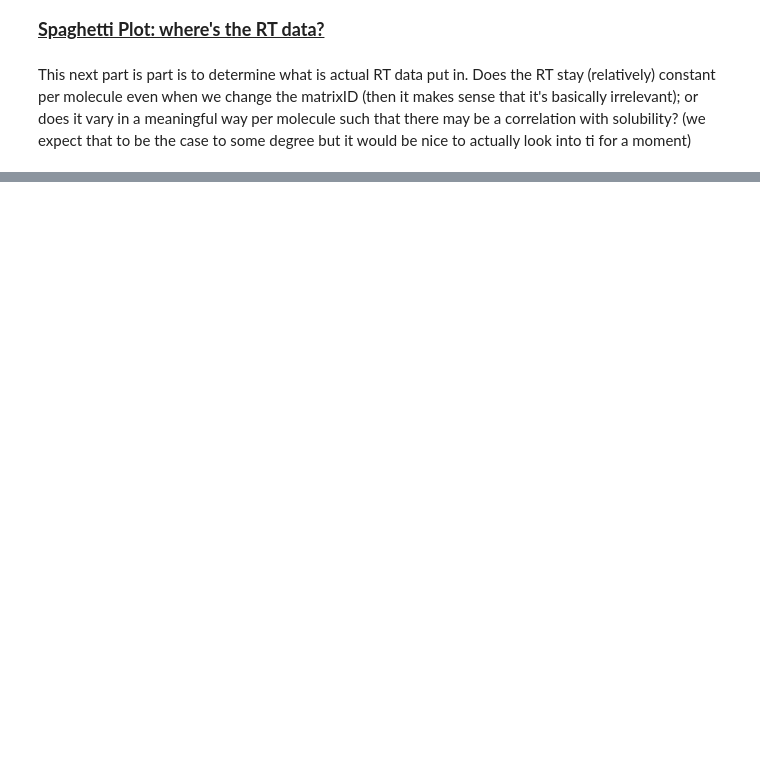
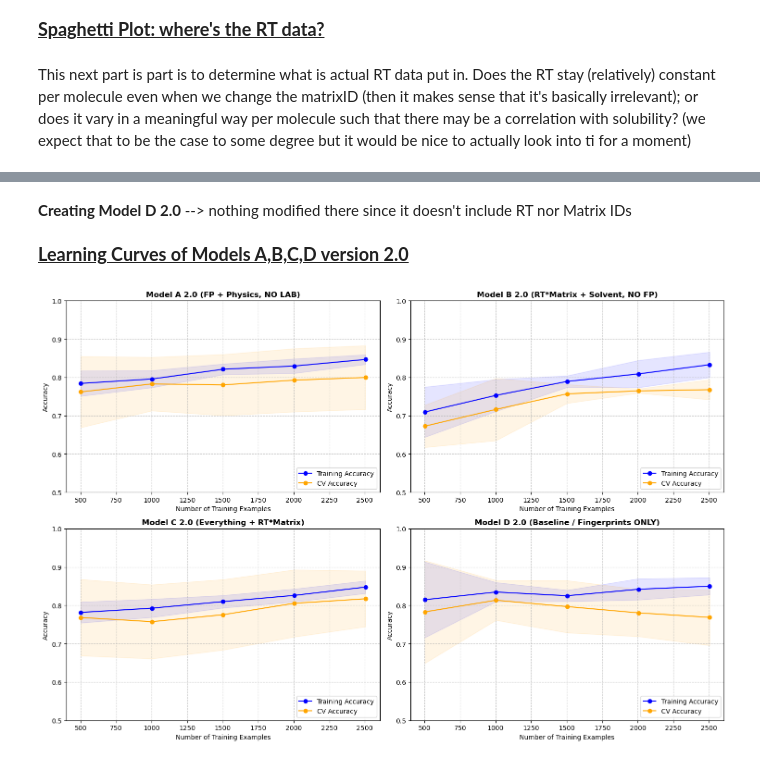
Before and after one commit to swisscatplus/solubility_prediction_nmr, a Jupyter notebook: src/dev/rt_prediction.ipynb, the cells around one changed output, grey strips where cells are left out. Cells and saved outputs as stored; diff of their text form; code cells hidden in the pictures; blank space fills up the shorter version.

```diff
--- a/src/dev/rt_prediction.ipynb
+++ b/src/dev/rt_prediction.ipynb
@@ -1717,0 +1862,19 @@ print(f" Average RT deviation for the same molecule across matrices: {rt_varianc
+# %%
+# 1. THE TARGET
+y = df_desc['Soluble'].values
+
+# 2. EXTRACT GLOBAL ARRAYS
+X_fp = np.vstack(df_desc['Sample Fingerprint'].values)
+X_mat = np.vstack(df_desc['Matrix_Packed_Array'].values)
+X_rt = df_desc[['RT']].values
+
+# THE TA UPGRADE: Calculate interaction globally
+X_mat_interaction = X_mat * X_rt
+
+# 3. GLOBAL SPLIT (Ensures ALL models see the exact same train/test rows)
+gss = GroupShuffleSplit(n_splits=1, test_size=0.3, random_state=54)
+train_idx, test_idx = next(gss.split(df_desc, y, groups=df_desc['SMILES']))
+
+y_train, y_test = y[train_idx], y[test_idx]
+scale_weight = (len(y_train) - sum(y_train)) / sum(y_train)
+groups_train = df_desc.iloc[train_idx]['SMILES']
@@ -1717,0 +1941,46 @@ print(f" Average RT deviation for the same molecule across matrices: {rt_varianc
+# %% [markdown]
+**Creating Model D 2.0** --> nothing modified there since it doesn't include RT nor Matrix IDs
+# %% [markdown]
+**<u><span style="font-size:18px">Learning Curves of Models A,B,C,D version 2.0</span><u>**
+# %%
+def plot_learning_curve(estimator, X, y, groups, title, ax):
+    # SHUFFLE FIX to ensure smooth curves
+    shuffle_idx = np.random.permutation(len(y))
+    X_shuf = X[shuffle_idx]
+    y_shuf = y[shuffle_idx]
+    groups_shuf = groups.iloc[shuffle_idx]
+
+    gkf = GroupKFold(n_splits=5)
+    train_sizes, train_scores, test_scores = learning_curve(
+        estimator, X_shuf, y_shuf, cv=gkf, groups=groups_shuf, n_jobs=-1,
+        train_sizes=np.linspace(0.2, 1.0, 5), scoring='accuracy'
+    )
+
+    train_mean, train_std = np.mean(train_scores, axis=1), np.std(train_scores, axis=1)
+    test_mean, test_std = np.mean(test_scores, axis=1), np.std(test_scores, axis=1)
+
+    ax.plot(train_sizes, train_mean, 'o-', color="blue", label="Training Accuracy")
+    ax.fill_between(train_sizes, train_mean - train_std, train_mean + train_std, alpha=0.1, color="blue")
+    ax.plot(train_sizes, test_mean, 'o-', color="orange", label="CV Accuracy")
+    ax.fill_between(train_sizes, test_mean - test_std, test_mean + test_std, alpha=0.1, color="orange")
+
+    ax.set_title(title, fontsize=12, fontweight='bold')
+    ax.set_xlabel("Number of Training Examples")
+    ax.set_ylabel("Accuracy")
+    ax.grid(True, linestyle='--', alpha=0.7)
+    ax.legend(loc="lower right")
+    ax.set_ylim([0.5, 1.0])
+
+# --- PLOT 1: The 4 Core Models ---
+fig, axes = plt.subplots(2, 2, figsize=(15, 10))
+axes = axes.flatten()
+
+plot_learning_curve(model_A, X_train_A_best, y_train, groups_train, "Model A 2.0 (FP + Physics, NO LAB)", axes[0])
+plot_learning_curve(model_B, X_train_B_best, y_train, groups_train, "Model B 2.0 (RT*Matrix + Solvent, NO FP)", axes[1])
+plot_learning_curve(model_C, X_train_C_best, y_train, groups_train, "Model C 2.0 (Everything + RT*Matrix)", axes[2])
+plot_learning_curve(model_D, X_train_D_best, y_train, groups_train, "Model D 2.0 (Baseline / Fingerprints ONLY)", axes[3])
+
+plt.tight_layout()
+plt.show()
+# %% [output]
+[figure, added]
```
Also changed, not shown: parts of 19 cells of this notebook, 3 other files.
